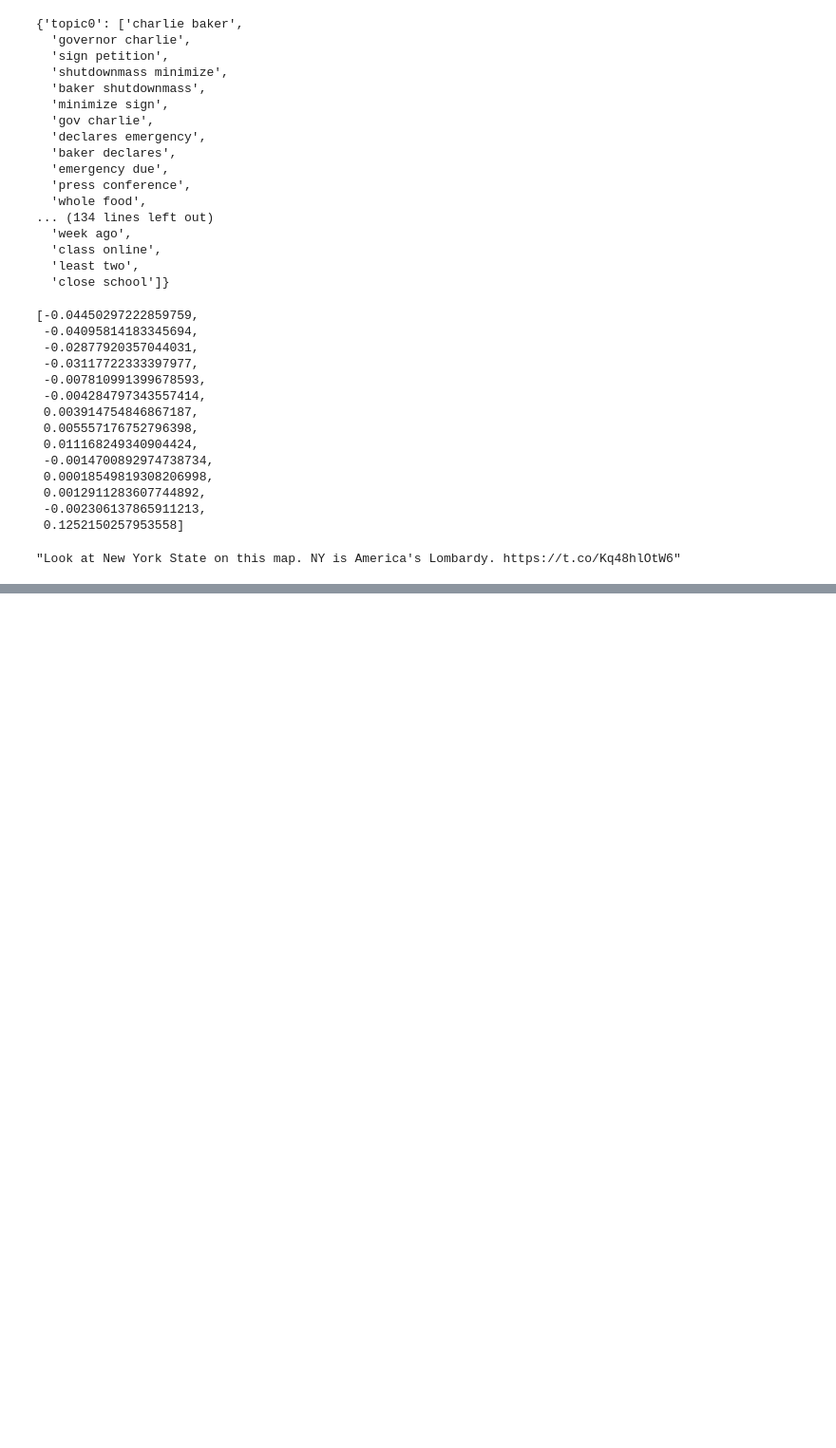
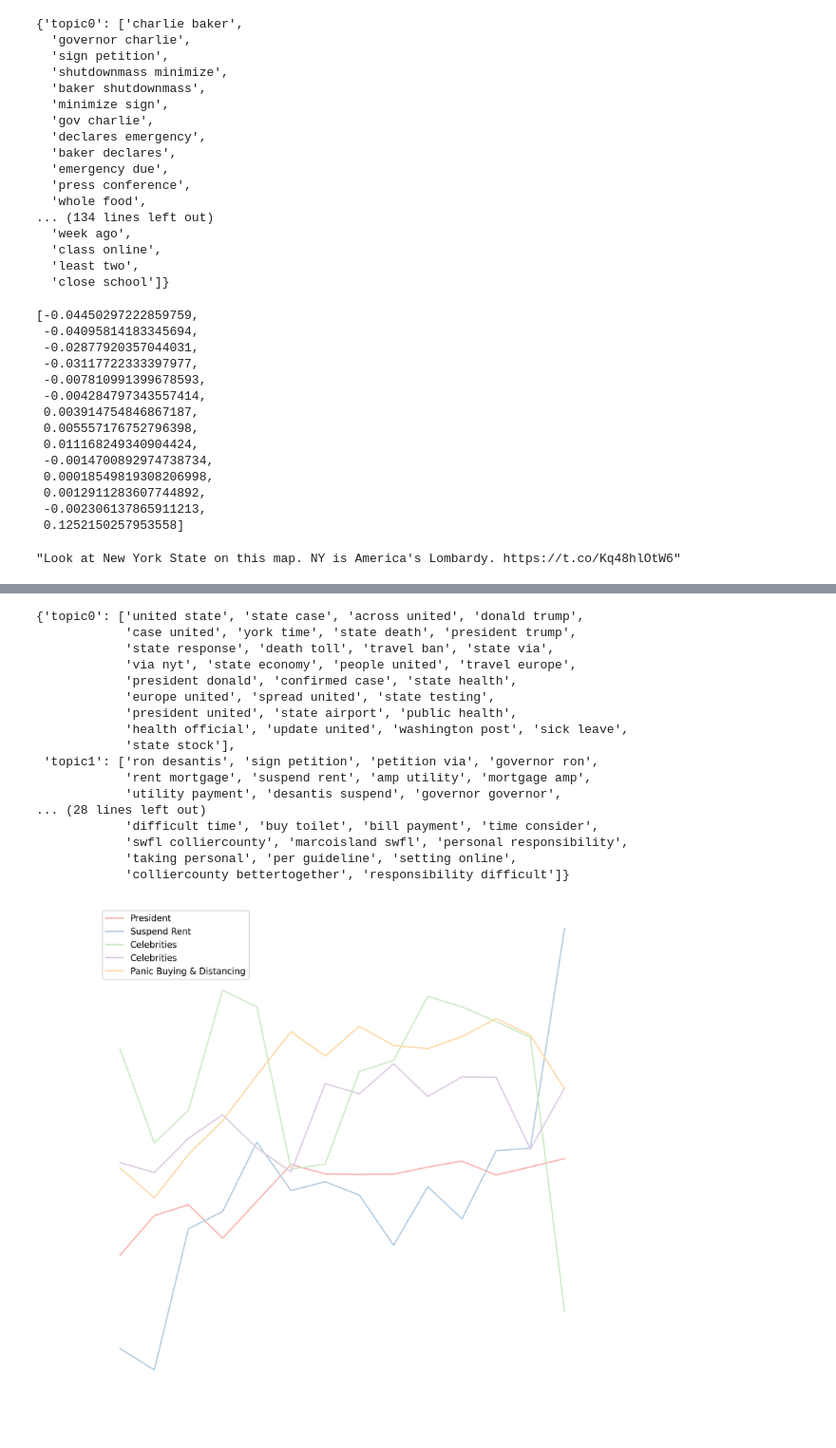
Before and after one commit to jtsliu/metis-project5-coronavirus, a Jupyter notebook: 6-visualizations.ipynb, the cells around one changed output, grey strips where cells are left out. Shown at 95% size. Drawn from its saved outputs; the diff is of its cells as text; code cells hidden in the pictures; blank space fills up the shorter version.

```diff
--- a/6-visualizations.ipynb
+++ b/6-visualizations.ipynb
@@ -232,0 +260,3 @@ df[df['date'] == '2020-03-22'].iloc[4]['full_text']
+# %%
+import pprint
+pp = pprint.PrettyPrinter(compact = True)
@@ -232,0 +315,22 @@ df[df['date'] == '2020-03-22'].iloc[4]['full_text']
+# %%
+florida_topics = ['President', 'Suspend Rent', 'Celebrities', 'Celebrities', 'Panic Buying & Distancing']
+graphTopicSentiment('florida', common=True, topics=florida_topics)
+# %% [output]
+{'topic0': ['united state', 'state case', 'across united', 'donald trump',
+            'case united', 'york time', 'state death', 'president trump',
+            'state response', 'death toll', 'travel ban', 'state via',
+            'via nyt', 'state economy', 'people united', 'travel europe',
+            'president donald', 'confirmed case', 'state health',
+            'europe united', 'spread united', 'state testing',
+            'president united', 'state airport', 'public health',
+            'health official', 'update united', 'washington post', 'sick leave',
+            'state stock'],
+ 'topic1': ['ron desantis', 'sign petition', 'petition via', 'governor ron',
+            'rent mortgage', 'suspend rent', 'amp utility', 'mortgage amp',
+            'utility payment', 'desantis suspend', 'governor governor',
+... (28 lines left out)
+            'difficult time', 'buy toilet', 'bill payment', 'time consider',
+            'swfl colliercounty', 'marcoisland swfl', 'personal responsibility',
+            'taking personal', 'per guideline', 'setting online',
+            'colliercounty bettertogether', 'responsibility difficult']}
+[figure, added]
```
Also changed, not shown: parts of 9 cells of this notebook, 1 other file.
